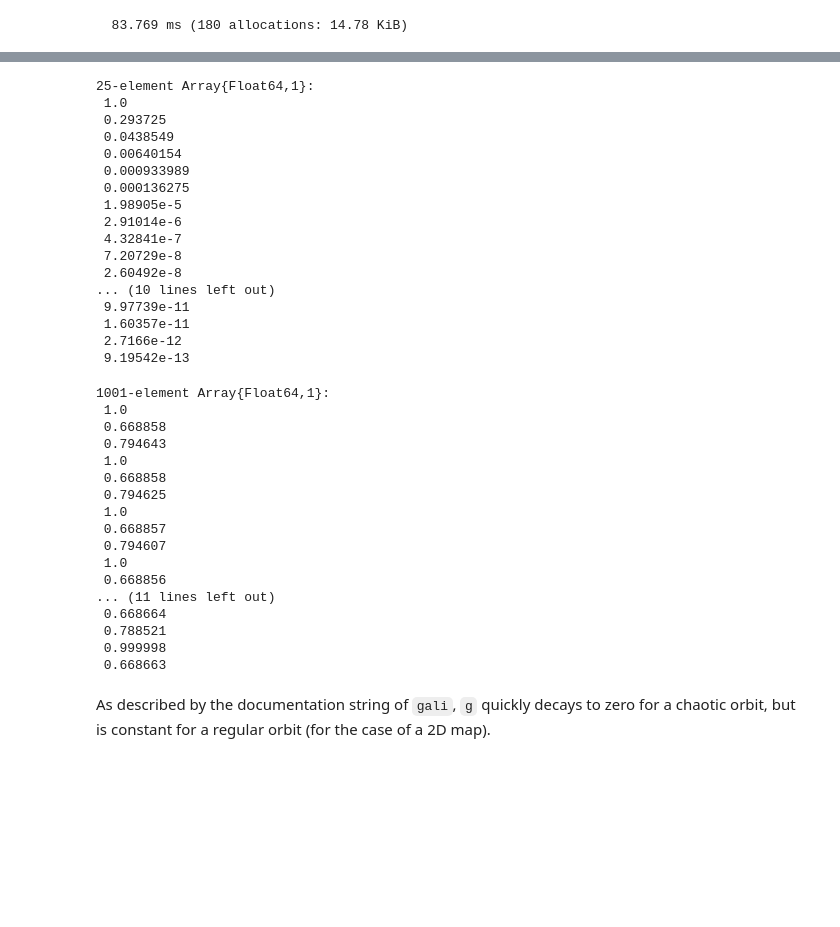
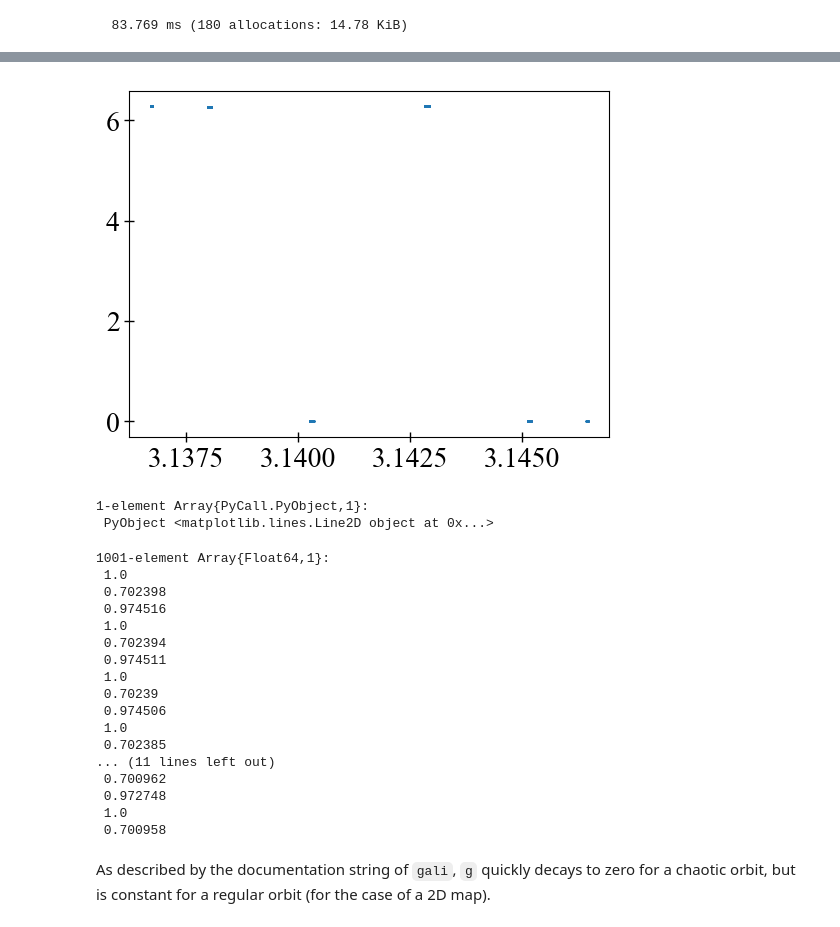
Before and after one commit to xorJane/tutorials, a Jupyter notebook: 4. Quantifying Chaos for a Dynamical System.ipynb, the cells around one changed output, grey strips where cells are left out. Cells and saved outputs as stored; diff of their text form; code cells hidden in the pictures; blank space fills up the shorter version.

```diff
--- a/4. Quantifying Chaos for a Dynamical System.ipynb
+++ b/4. Quantifying Chaos for a Dynamical System.ipynb
@@ -301,48 +367,36 @@ Here I will only show a simple example of the standard map, a discrete system wi
+# %%
+# Initialize with random regular initial condition:
+sm = Systems.standardmap([π + 0.01*rand(), 0.01*rand()];k = 1.0)
+# Get trajectory:
+tr = trajectory(sm, 10000)
+# Plot it:
+using PyPlot; figure(figsize=(6,4))
+plot(tr[:, 1], tr[:, 2], ls = "None", marker = "o", ms = 0.2)
+# %% [output]
+[figure, added]
+1-element Array{PyCall.PyObject,1}:
+ PyObject <matplotlib.lines.Line2D object at 0x...>
 # %%
-# Initialize with random chaotic initial condition:
-sm = Systems.standardmap(;k = 1.0)
-
+# gali with regular initial condition:
 g, t = gali(sm, 2, 1000)
 g
 # %% [output]
-25-element Array{Float64,1}:
+1001-element Array{Float64,1}:
  1.0
- 0.293725
- 0.0438549
- 0.00640154
- 0.000933989
- 0.000136275
- 1.98905e-5
- 2.91014e-6
- 4.32841e-7
- 7.20729e-8
- 2.60492e-8
-... (10 lines left out)
- 9.97739e-11
- 1.60357e-11
- 2.7166e-12
- 9.19542e-13
+ 0.702398
+ 0.974516
+ 1.0
+ 0.702394
+ 0.974511
+ 1.0
+ 0.70239
+ 0.974506
+ 1.0
+ 0.702385
+... (11 lines left out)
+ 0.700962
+ 0.972748
+ 1.0
+ 0.700958
-# %%
-# and a case with regular initial condition:
-g, t = gali(sm, 2, 1000; u0 = SVector(π + 0.01*rand(), 0.01*rand()))
-g
-# %% [output]
-1001-element Array{Float64,1}:
- 1.0
- 0.668858
- 0.794643
- 1.0
- 0.668858
- 0.794625
- 1.0
- 0.668857
- 0.794607
- 1.0
- 0.668856
-... (11 lines left out)
- 0.668664
- 0.788521
- 0.999998
- 0.668663
 # %% [markdown]
 As described by the documentation string of `gali`, `g` quickly decays to zero for a chaotic orbit, but is constant for a regular orbit (for the case of a 2D map).
```
Also changed, not shown: parts of 20 cells of this notebook, 3 other files.
